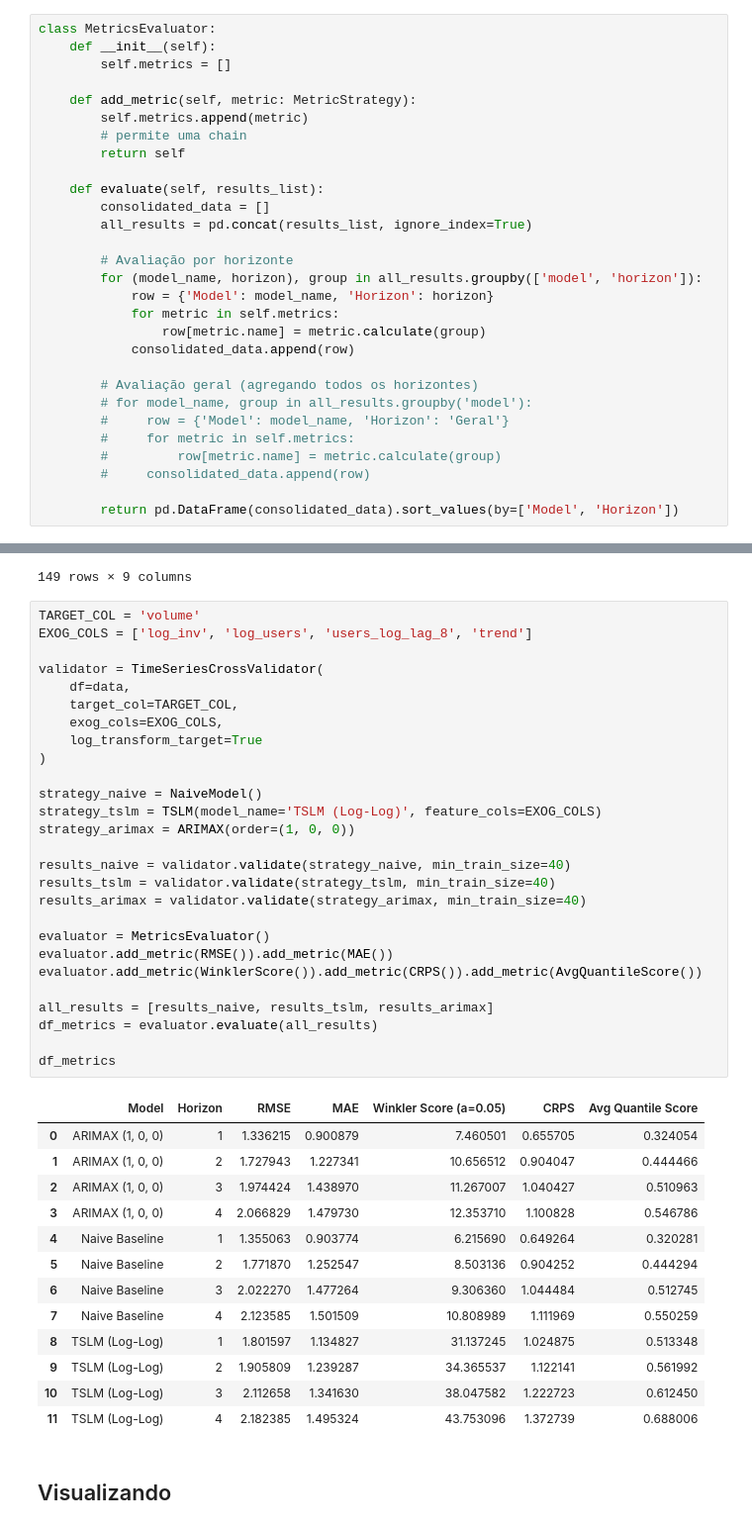
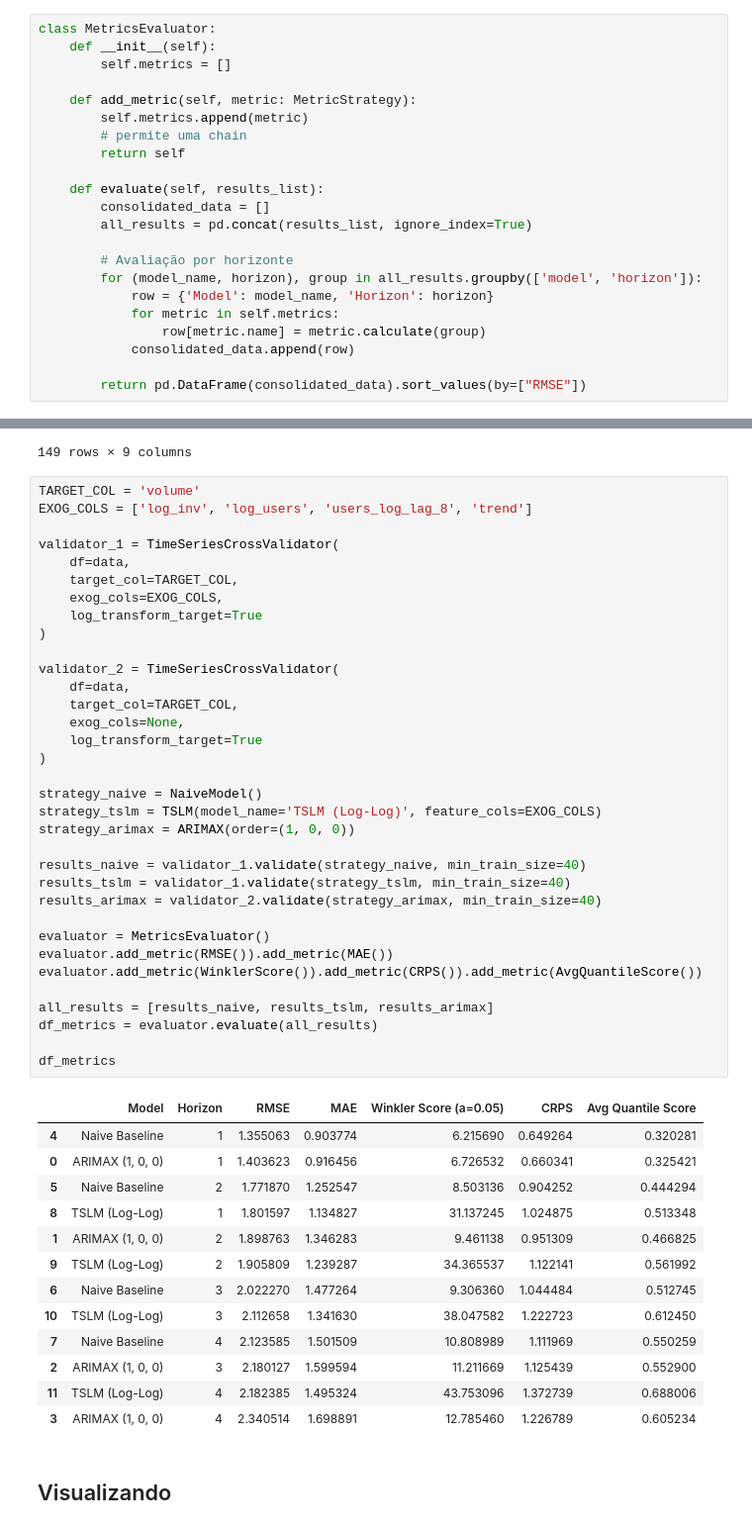
Before and after one commit to kauanmaf/Time-Series-A2, a Jupyter notebook: relatorio.ipynb, the cells around one changed output, grey strips where cells are left out. Shown at 99% size. Saved outputs shown, nothing was run; the diff lists cells and outputs as text.

```diff
--- a/relatorio.ipynb
+++ b/relatorio.ipynb
@@ -1306,12 +1351,5 @@ class MetricsEvaluator:
                 row[metric.name] = metric.calculate(group)
             consolidated_data.append(row)
 
-        # Avaliação geral (agregando todos os horizontes)
-        # for model_name, group in all_results.groupby('model'):
-        #     row = {'Model': model_name, 'Horizon': 'Geral'}
-        #     for metric in self.metrics:
-        #         row[metric.name] = metric.calculate(group)
-        #     consolidated_data.append(row)
-
-        return pd.DataFrame(consolidated_data).sort_values(by=['Model', 'Horizon'])
+        return pd.DataFrame(consolidated_data).sort_values(by=["RMSE"])
 # %% [markdown]
@@ -1385,44 +1466,51 @@ data
 # %%
 TARGET_COL = 'volume'
 EXOG_COLS = ['log_inv', 'log_users', 'users_log_lag_8', 'trend']
 
-validator = TimeSeriesCrossValidator(
+validator_1 = TimeSeriesCrossValidator(
     df=data,
     target_col=TARGET_COL,
     exog_cols=EXOG_COLS,
+    log_transform_target=True
+)
+
+validator_2 = TimeSeriesCrossValidator(
+    df=data,
+    target_col=TARGET_COL,
+    exog_cols=None,
     log_transform_target=True
 )
 
 strategy_naive = NaiveModel()
 strategy_tslm = TSLM(model_name='TSLM (Log-Log)', feature_cols=EXOG_COLS)
 strategy_arimax = ARIMAX(order=(1, 0, 0))
 
-results_naive = validator.validate(strategy_naive, min_train_size=40)
-results_tslm = validator.validate(strategy_tslm, min_train_size=40)
-results_arimax = validator.validate(strategy_arimax, min_train_size=40)
+results_naive = validator_1.validate(strategy_naive, min_train_size=40)
+results_tslm = validator_1.validate(strategy_tslm, min_train_size=40)
+results_arimax = validator_2.validate(strategy_arimax, min_train_size=40)
 
 evaluator = MetricsEvaluator()
 evaluator.add_metric(RMSE()).add_metric(MAE())
 evaluator.add_metric(WinklerScore()).add_metric(CRPS()).add_metric(AvgQuantileScore())
 
 all_results = [results_naive, results_tslm, results_arimax]
 df_metrics = evaluator.evaluate(all_results)
 
 df_metrics
 # %% [output]
 |  | Model | Horizon | RMSE | MAE | Winkler Score (a=0.05) | CRPS | Avg Quantile Score |
-| 0 | ARIMAX (1, 0, 0) | 1 | 1.336215 | 0.900879 | 7.460501 | 0.655705 | 0.324054 |
-| 1 | ARIMAX (1, 0, 0) | 2 | 1.727943 | 1.227341 | 10.656512 | 0.904047 | 0.444466 |
-| 2 | ARIMAX (1, 0, 0) | 3 | 1.974424 | 1.438970 | 11.267007 | 1.040427 | 0.510963 |
-| 3 | ARIMAX (1, 0, 0) | 4 | 2.066829 | 1.479730 | 12.353710 | 1.100828 | 0.546786 |
 | 4 | Naive Baseline | 1 | 1.355063 | 0.903774 | 6.215690 | 0.649264 | 0.320281 |
+| 0 | ARIMAX (1, 0, 0) | 1 | 1.403623 | 0.916456 | 6.726532 | 0.660341 | 0.325421 |
 | 5 | Naive Baseline | 2 | 1.771870 | 1.252547 | 8.503136 | 0.904252 | 0.444294 |
+| 8 | TSLM (Log-Log) | 1 | 1.801597 | 1.134827 | 31.137245 | 1.024875 | 0.513348 |
+| 1 | ARIMAX (1, 0, 0) | 2 | 1.898763 | 1.346283 | 9.461138 | 0.951309 | 0.466825 |
+| 9 | TSLM (Log-Log) | 2 | 1.905809 | 1.239287 | 34.365537 | 1.122141 | 0.561992 |
 | 6 | Naive Baseline | 3 | 2.022270 | 1.477264 | 9.306360 | 1.044484 | 0.512745 |
+| 10 | TSLM (Log-Log) | 3 | 2.112658 | 1.341630 | 38.047582 | 1.222723 | 0.612450 |
 | 7 | Naive Baseline | 4 | 2.123585 | 1.501509 | 10.808989 | 1.111969 | 0.550259 |
-| 8 | TSLM (Log-Log) | 1 | 1.801597 | 1.134827 | 31.137245 | 1.024875 | 0.513348 |
-| 9 | TSLM (Log-Log) | 2 | 1.905809 | 1.239287 | 34.365537 | 1.122141 | 0.561992 |
-| 10 | TSLM (Log-Log) | 3 | 2.112658 | 1.341630 | 38.047582 | 1.222723 | 0.612450 |
+| 2 | ARIMAX (1, 0, 0) | 3 | 2.180127 | 1.599594 | 11.211669 | 1.125439 | 0.552900 |
 | 11 | TSLM (Log-Log) | 4 | 2.182385 | 1.495324 | 43.753096 | 1.372739 | 0.688006 |
+| 3 | ARIMAX (1, 0, 0) | 4 | 2.340514 | 1.698891 | 12.785460 | 1.226789 | 0.605234 |
 # %% [markdown]
 ## Visualizando
 # %%
```
Also changed, not shown: parts of 16 cells of this notebook.
